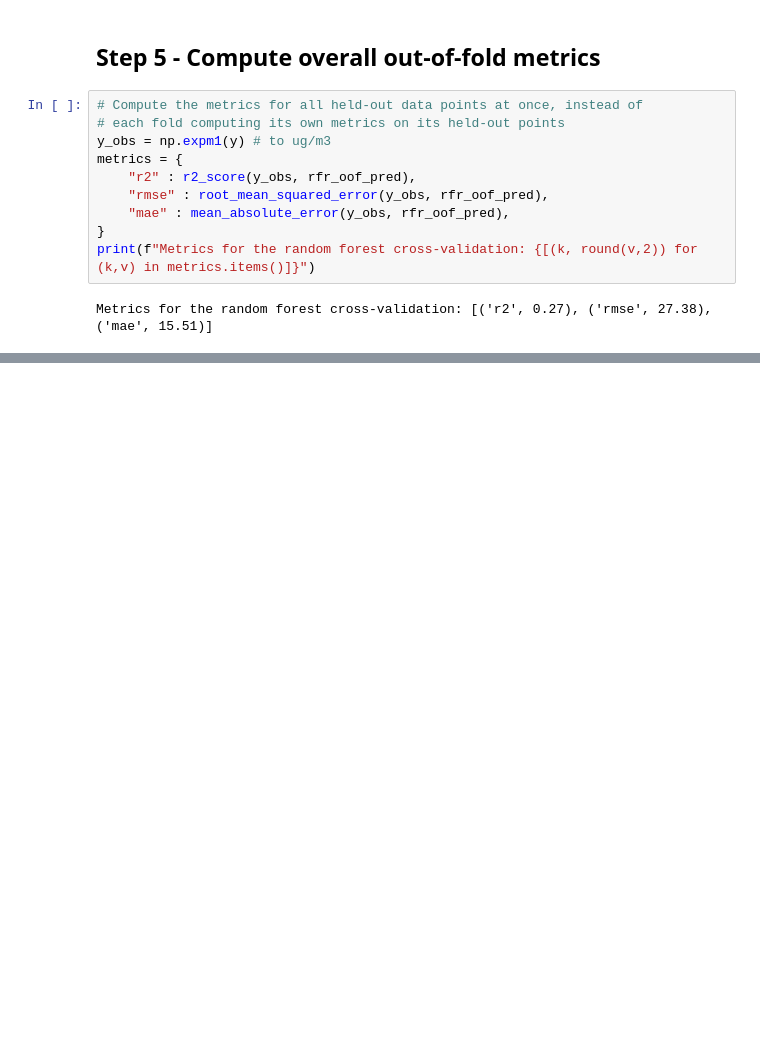
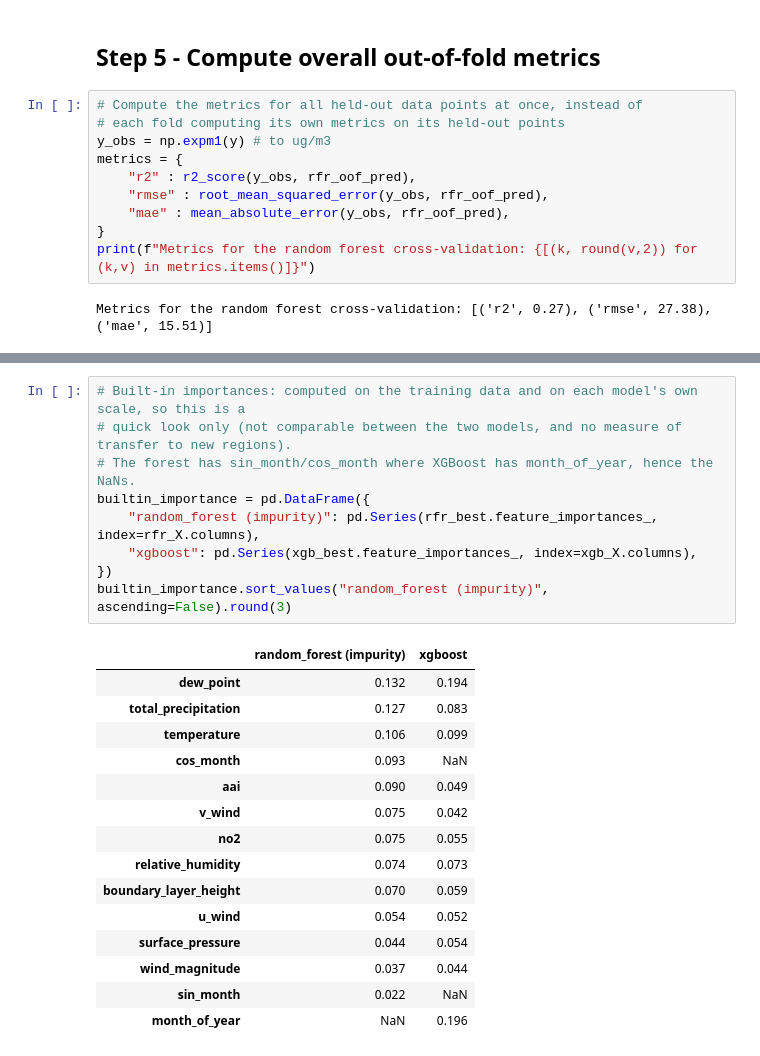
Before and after one commit to tisolab/monitoring-deserts, a Jupyter notebook: noteboox/09_model_training.ipynb, the cells around one changed output, grey strips where cells are left out. Saved outputs shown, nothing was run; the diff lists cells and outputs as text; blank space fills up the shorter version.

```diff
--- a/noteboox/09_model_training.ipynb
+++ b/noteboox/09_model_training.ipynb
@@ -240,0 +259,25 @@ Metrics for the random forest cross-validation: [('r2', 0.27), ('rmse', 27.38),
+# %%
+# Built-in importances: computed on the training data and on each model's own scale, so this is a
+# quick look only (not comparable between the two models, and no measure of transfer to new regions).
+# The forest has sin_month/cos_month where XGBoost has month_of_year, hence the NaNs.
+builtin_importance = pd.DataFrame({
+    "random_forest (impurity)": pd.Series(rfr_best.feature_importances_, index=rfr_X.columns),
+    "xgboost": pd.Series(xgb_best.feature_importances_, index=xgb_X.columns),
+})
+builtin_importance.sort_values("random_forest (impurity)", ascending=False).round(3)
+# %% [output]
+|  | random_forest (impurity) | xgboost |
+| dew_point | 0.132 | 0.194 |
+| total_precipitation | 0.127 | 0.083 |
+| temperature | 0.106 | 0.099 |
+| cos_month | 0.093 | NaN |
+| aai | 0.090 | 0.049 |
+| v_wind | 0.075 | 0.042 |
+| no2 | 0.075 | 0.055 |
+| relative_humidity | 0.074 | 0.073 |
+| boundary_layer_height | 0.070 | 0.059 |
+| u_wind | 0.054 | 0.052 |
+| surface_pressure | 0.044 | 0.054 |
+| wind_magnitude | 0.037 | 0.044 |
+| sin_month | 0.022 | NaN |
+| month_of_year | NaN | 0.196 |
```
Also changed, not shown: parts of 27 cells of this notebook.
